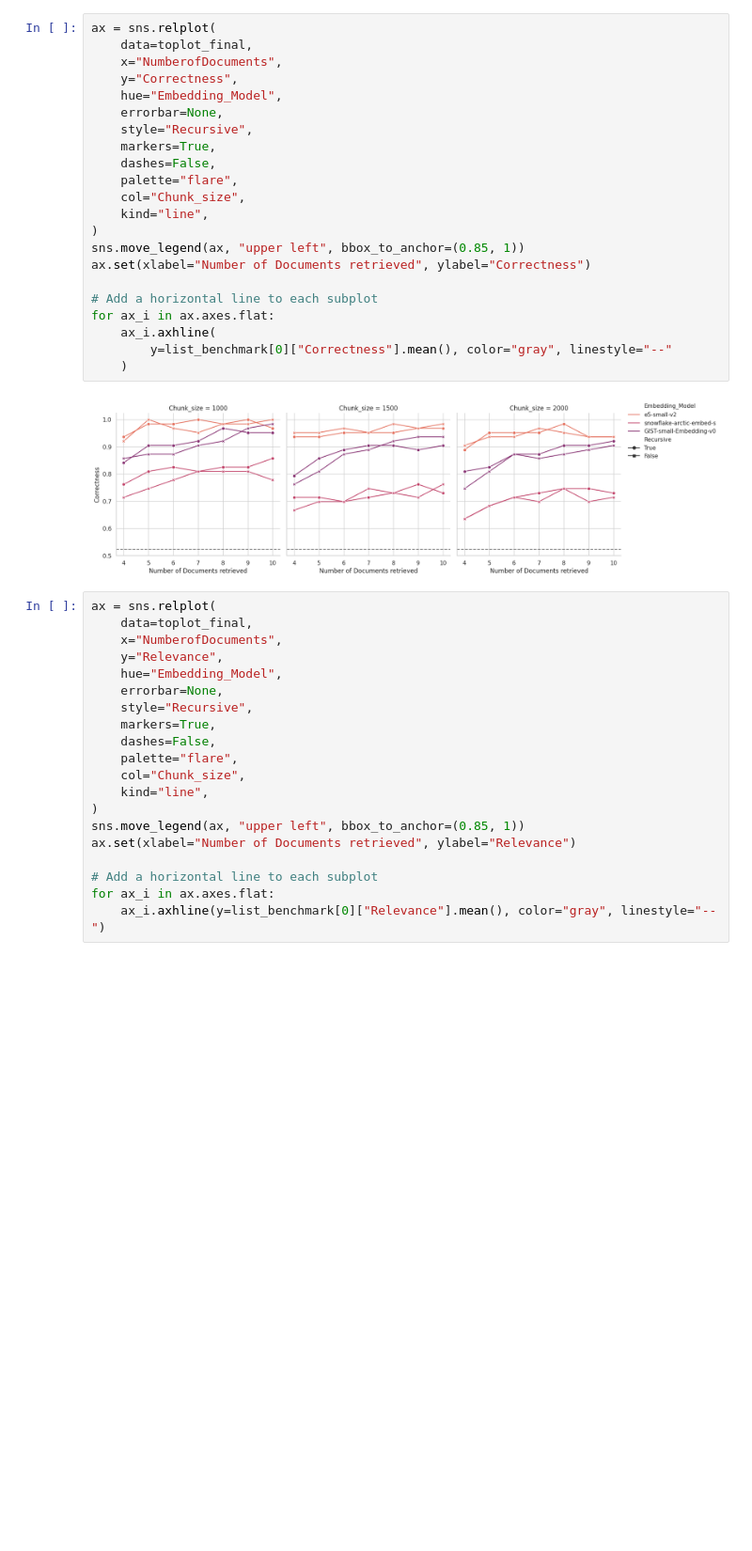
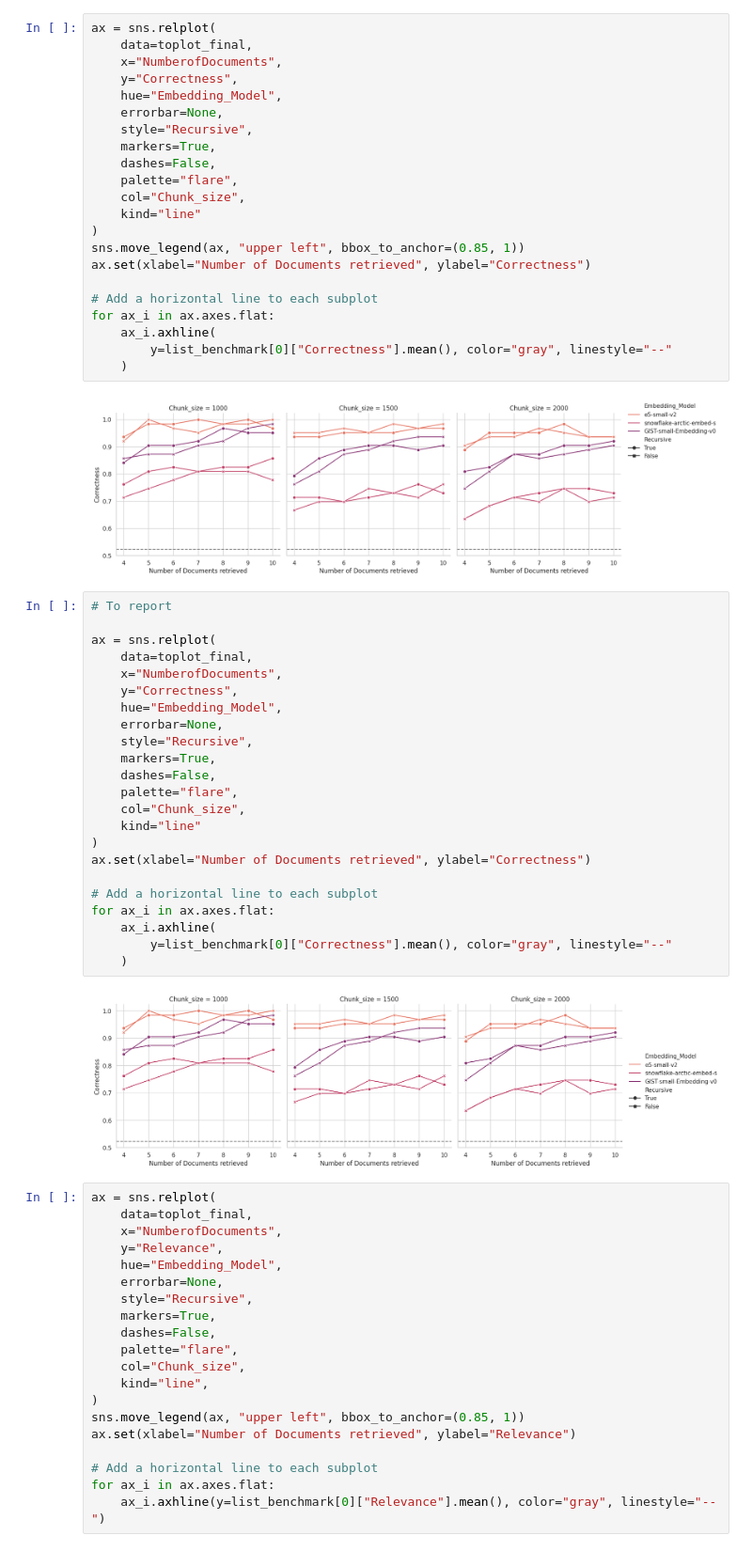
Before and after one commit to antparleo/RAG, a Jupyter notebook: 03_plots.ipynb, the cells around one changed output. Shown at 94% size. Saved outputs shown, nothing was run; the diff lists cells and outputs as text; blank space fills up the shorter version.

```diff
--- a/03_plots.ipynb
+++ b/03_plots.ipynb
@@ -210,7 +210,7 @@ ax = sns.relplot(
     dashes=False,
     palette="flare",
     col="Chunk_size",
-    kind="line",
+    kind="line"
 )
 sns.move_legend(ax, "upper left", bbox_to_anchor=(0.85, 1))
 ax.set(xlabel="Number of Documents retrieved", ylabel="Correctness")
@@ -222,6 +222,31 @@ for ax_i in ax.axes.flat:
     )
 # %% [output]
 [figure]
+# %%
+# To report
+
+ax = sns.relplot(
+    data=toplot_final,
+    x="NumberofDocuments",
+    y="Correctness",
+    hue="Embedding_Model",
+    errorbar=None,
+    style="Recursive",
+    markers=True,
+    dashes=False,
+    palette="flare",
+    col="Chunk_size",
+    kind="line"
+)
+ax.set(xlabel="Number of Documents retrieved", ylabel="Correctness")
+
+# Add a horizontal line to each subplot
+for ax_i in ax.axes.flat:
+    ax_i.axhline(
+        y=list_benchmark[0]["Correctness"].mean(), color="gray", linestyle="--"
+    )
+# %% [output]
+[figure, added]
 # %%
 ax = sns.relplot(
     data=toplot_final,
```
Also changed, not shown: 1 other file.
